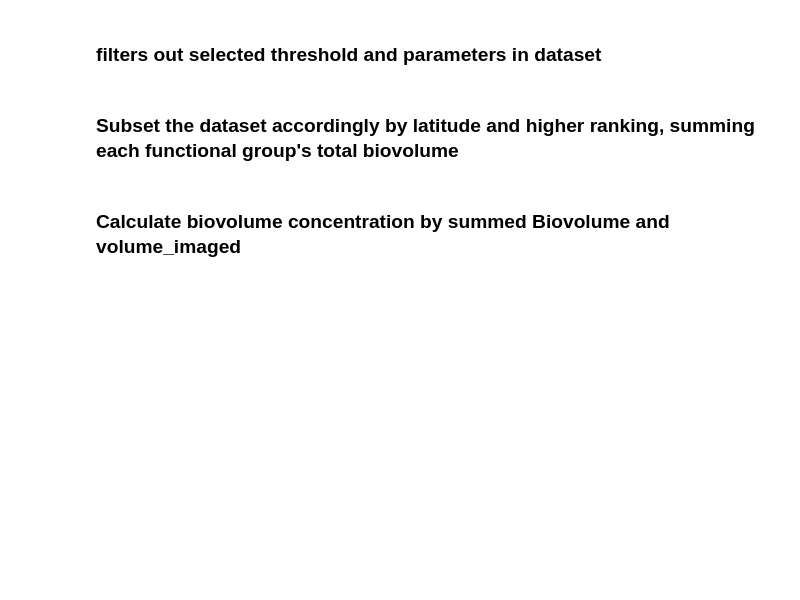
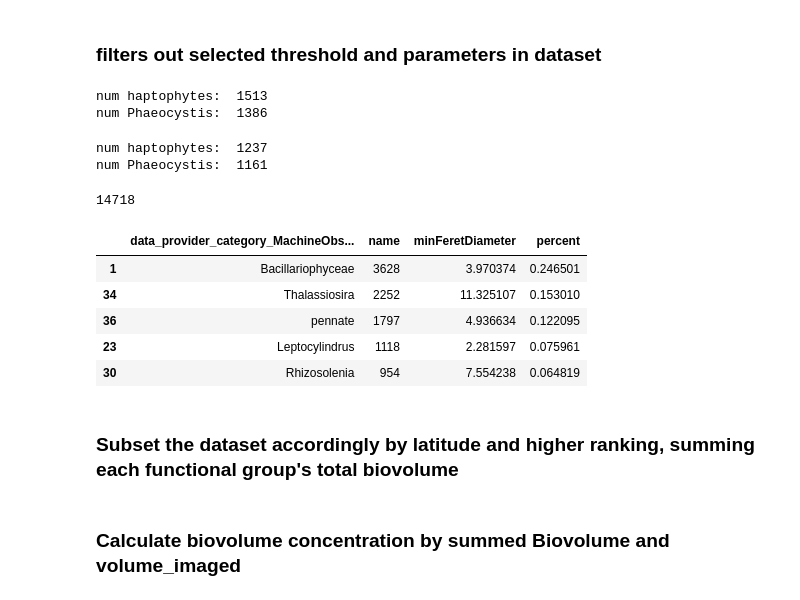
Before and after one commit to klqi/EDI-NES-LTER-2019, a Jupyter notebook: biovolume/biovolume_geographic_analysis.ipynb, the cells around one changed output. Saved outputs shown, nothing was run; the diff lists cells and outputs as text; code cells hidden in the pictures; blank space fills up the shorter version.

```diff
--- a/biovolume/biovolume_geographic_analysis.ipynb
+++ b/biovolume/biovolume_geographic_analysis.ipynb
@@ -199,8 +200,26 @@ See the caveats in the documentation: http://pandas.pydata.org/pandas-docs/stabl
 # %% [markdown]
 ### filters out selected threshold and parameters in dataset
+# %%
+# before filtering
+hap_test = sample_subset[sample_subset['higherClassification_group_automated'] == 'Haptophyta']
+print("num haptophytes: ", len(hap_test))
+print("num Phaeocystis: ", len(hap_test[hap_test['data_provider_category_MachineObservation'] == "Phaeocystis"]))
+# %% [output]
+num haptophytes:  1513
+num Phaeocystis:  1386
 # %%
 # filter out rows below/above threshold
 if (sign == 1):
     sample_subset = sample_subset[sample_subset[param] < threshold]
 else:
     sample_subset = sample_subset[sample_subset[param] > threshold]
+# %%
+# after filtering
+hap_test = sample_subset[sample_subset['higherClassification_group_automated'] == 'Haptophyta']
+print("num haptophytes: ", len(hap_test))
+print("num Phaeocystis: ", len(hap_test[hap_test['data_provider_category_MachineObservation'] == "Phaeocystis"]))
+#hap_test.nlargest(3, ['minFeretDiameter'])
+# print(hap_test.Biovolume[361])
+# %% [output]
+num haptophytes:  1237
+num Phaeocystis:  1161
@@ -207,3 +228,20 @@ else:
+# %%
+# find dominant types per functional group
+dominant = sample_subset[sample_subset['higherClassification_group_automated'] == analysis_type]
+total = len(dominant)
+dominant = dominant.groupby(['data_provider_category_MachineObservation']).agg({'name': 'count', 'minFeretDiameter': 'mean'}).reset_index()
+dominant = dominant.nlargest(5, ['name'])
+dominant['percent'] = dominant.name/total
+print(total)
+dominant
+# %% [output]
+14718
+|  | data_provider_category_MachineObs... | name | minFeretDiameter | percent |
+| 1 | Bacillariophyceae | 3628 | 3.970374 | 0.246501 |
+| 34 | Thalassiosira | 2252 | 11.325107 | 0.153010 |
+| 36 | pennate | 1797 | 4.936634 | 0.122095 |
+| 23 | Leptocylindrus | 1118 | 2.281597 | 0.075961 |
+| 30 | Rhizosolenia | 954 | 7.554238 | 0.064819 |
 # %% [markdown]
 ### Subset the dataset accordingly by latitude and higher ranking, summing each functional group's total biovolume
 # %%
```
Also changed, not shown: parts of 10 cells of this notebook, 14 other files.
